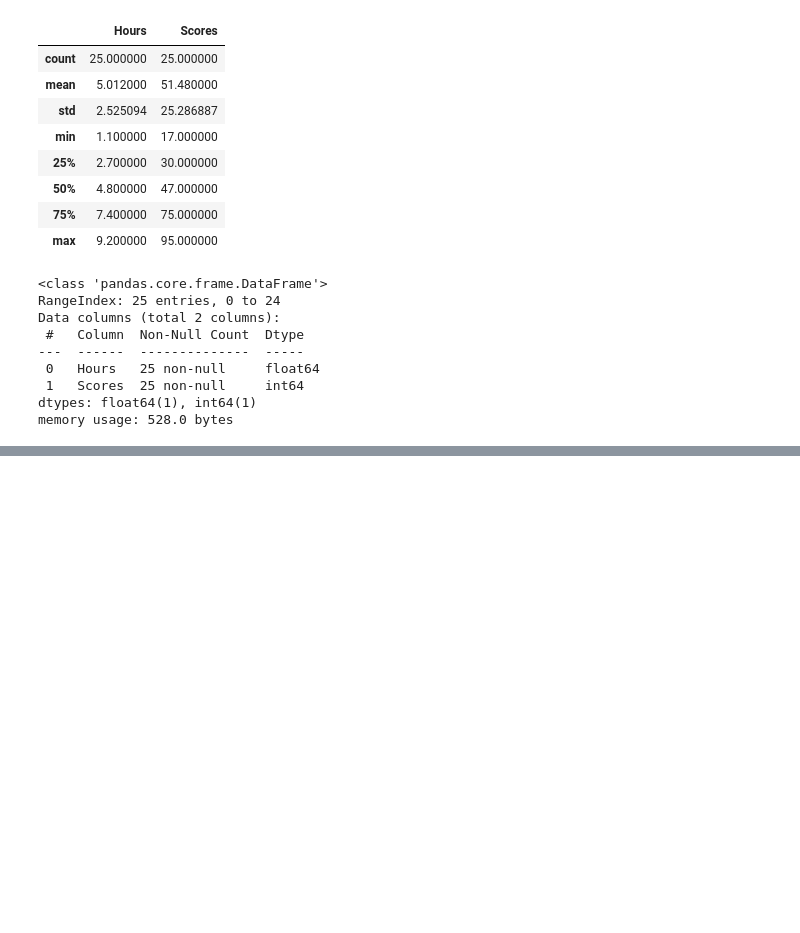
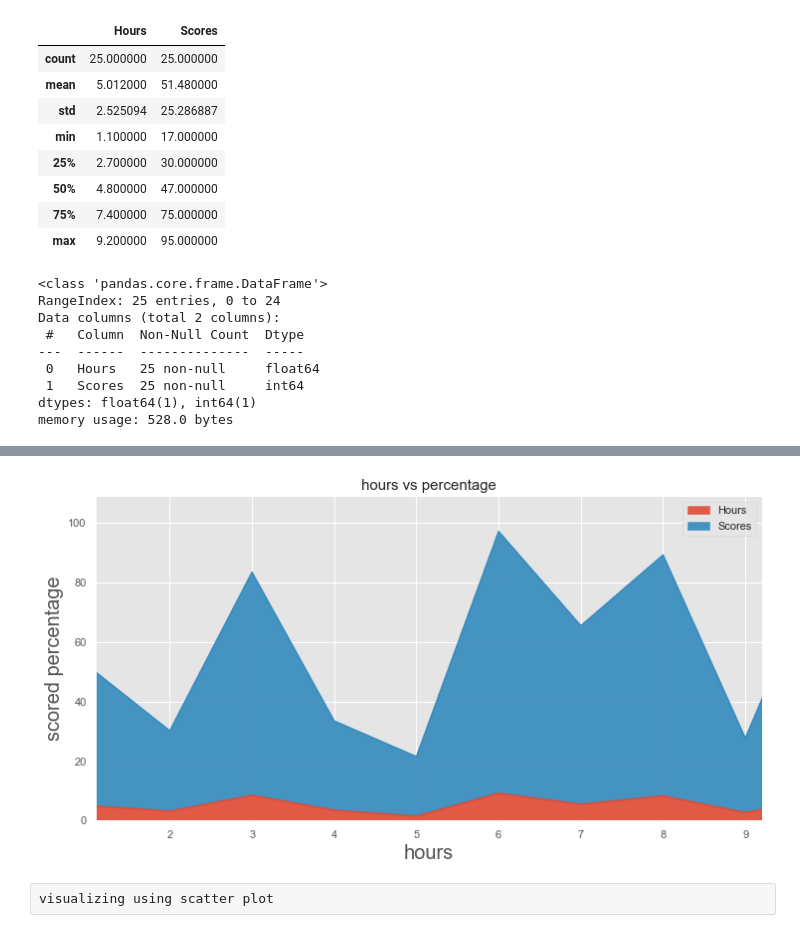
Before and after one commit to 200-shetty/predict-percentage, a Jupyter notebook: Task1- Predict the percentage of an student based on the no. of study hours..ipynb, the cells around one changed output, grey strips where cells are left out. Drawn from its saved outputs; the diff is of its cells as text; code cells hidden in the pictures; blank space fills up the shorter version.

```diff
--- a/Task1- Predict the percentage of an student based on the no. of study hours..ipynb
+++ b/Task1- Predict the percentage of an student based on the no. of study hours..ipynb
@@ -80,0 +101,12 @@ data
+# %%
+xmin=min(data.Hours)
+xmax=max(data.Hours)
+data.plot(kind='area',figsize=(12,6),stacked=True,alpha=0.9,xlim=(xmin,xmax))
+plt.title('hours vs percentage',size=15)
+plt.xlabel('hours',size=20)
+plt.ylabel('scored percentage',size=20)
+plt.show()
+# %% [output]
+[figure, added]
+# %% [raw]
+visualizing using scatter plot
```
Also changed, not shown: parts of 18 cells of this notebook.
